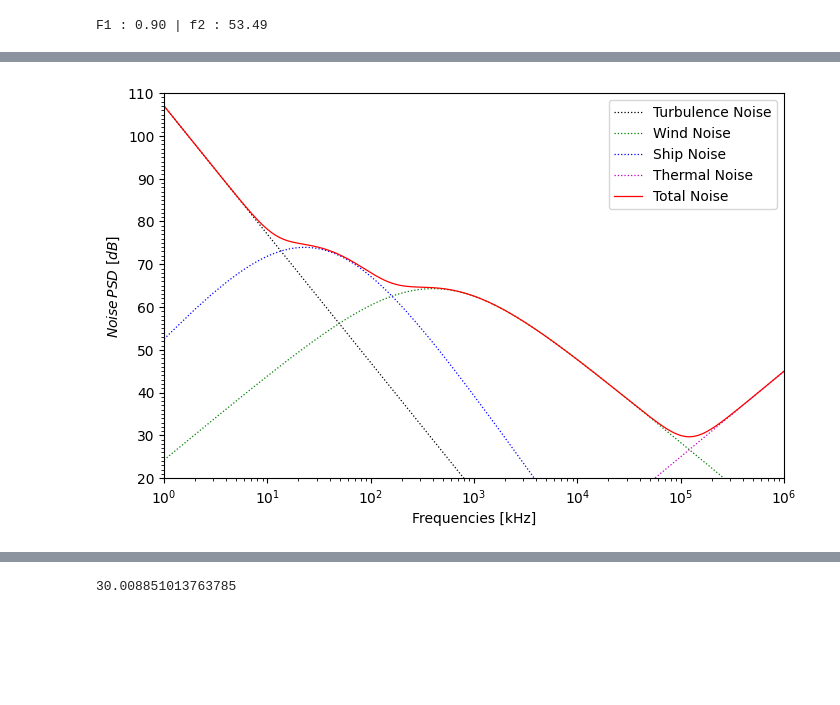
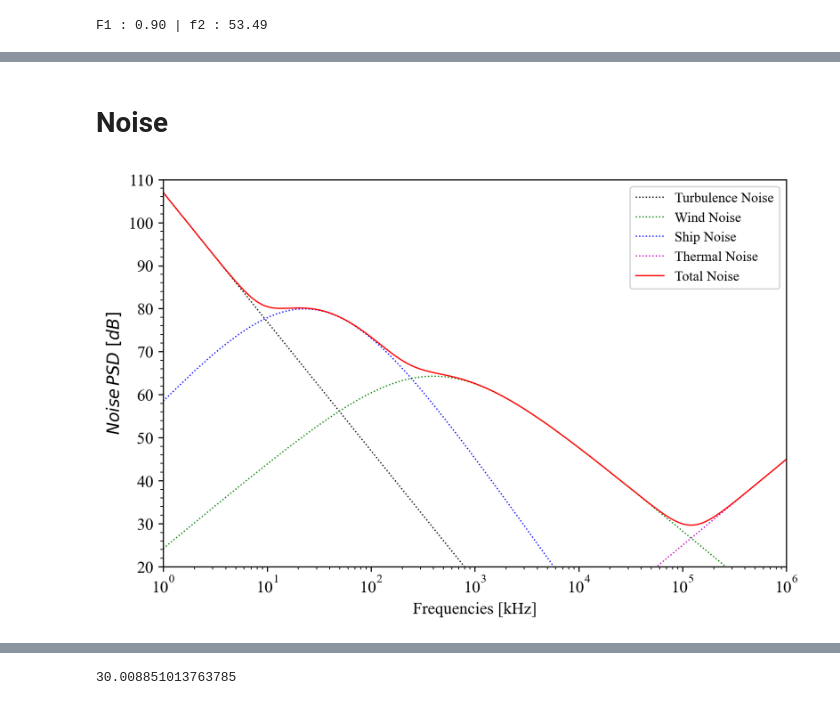
Before and after one commit to BiggusMaximus/Multi-Hop-Q-Learning-LEACH, a Jupyter notebook: paper/characteristic_underwater.ipynb, the cells around one changed output, grey strips where cells are left out. Cells and saved outputs as stored; diff of their text form; code cells hidden in the pictures; blank space fills up the shorter version.

```diff
--- a/paper/characteristic_underwater.ipynb
+++ b/paper/characteristic_underwater.ipynb
@@ -129,9 +132,14 @@ def attenuationConstant(D, f_kHz, show_info = False, formula="anslie"):
 
     return attenuation
 
-def attenuation_dB(distance, freq=f,  show_info = False, formula="anslie"):
+def attenuation_dB(D, distance, f_kHz=f,  show_info = False, formula="anslie"):
     distance = distance/1e3
-    att = k * np.log10(distance) + distance * attenuationConstant(D, freq, show_info = False, formula=formula)
+    att = k * 10 * np.log10(distance) + distance * attenuationConstant(D, f_kHz, show_info = False, formula=formula)
+    # print(f"{k * 10 * np.log10(distance) } | {distance * attenuationConstant(D, f_kHz, show_info = False, formula=formula)}")
+    # att = (distance**k) * (attenuationConstant(D, f_kHz, show_info = False, formula=formula)**distance)
+    # att = 10 * np.log10(att)
+
+    # print(f"att1 : {att1} | att2 : {att2}")
     if show_info:
         print(f"Attenuation at distance ({distance:.2f} m) : {att:.2f} dB")
     return att
@@ -215,5 +223,22 @@ def throughput(a, protocol="non-persistent", kc=kc):
         rho = kc*np.exp(-kc)
     # print(f"a : {a:.3f} | Throughput : {rho:.3f} | protocol : {protocol} | G : {kc}")
     return rho
+
+def SNR(Ps, d, f):
+    snr = []
+    for P in Ps:
+        n_th = thermal_noise(f)
+        n_t = turbulence_noise(f)
+        n_w = wind_noise(f, 6)
+        n_s = ship_noise(f, 0.8)
+        P = 10**(P/10)
+        n_total = 10**(n_th/10) + 10**(n_t/10) + 10**(n_w/10) + 10**(n_s/10)
+
+
+        snr.append( 10 * np.log10(1/(P * n_total * attenuation(1000, d, f))))
+    return snr
+
+plt.rcParams["font.family"] = "serif"
+plt.rcParams["font.serif"] = ["Times New Roman"]
 # %% [output]
 F1 : 0.90 | f2 : 53.49
@@ -272,3 +374,5 @@ att min : 0.02560973780441575 | att max : 396.79642452532613
+# %% [markdown]
+# Noise
 # %%
 frequencies = np.arange(1, 1000001, 1)
 noise_wind_10 = []
@@ -286,8 +390,8 @@ for f in frequencies:
     f = f/1e3
     n_th = thermal_noise(f)
     n_t = turbulence_noise(f)
-    n_w = wind_noise(f, 6)
-    n_s = ship_noise(f, 0.5)
+    n_w = wind_noise(f, w)
+    n_s = ship_noise(f, sh)
     n_total = 10**(n_th/10) + 10**(n_t/10) + 10**(n_w/10) + 10**(n_s/10)
     n_total = 10 * np.log10(n_total)
 
@@ -298,38 +402,43 @@ for f in frequencies:
     total_noise_data.append(n_total)
 
 
-fig, ax = plt.subplots(figsize=(8,5))
+fig, ax = plt.subplots(figsize=(8,5), dpi=250)
 
 hop = 10000
 colors = ['k', 'g', 'b', 'm', 'r', 'k', 'navy', 'maroon']
 markers = ['s', '^', 'v', 'o', '>', '<', 'X', 'D']
 linestyles = ['dotted', 'dotted', 'dotted', 'dotted', 'solid', '<', 'X', 'D']
 data = [noise_wind_10, noise_wind_0_sh_0, noise_wind_0_sh_05, noise_wind_0_sh_1]
 
 data_noise = [turbulence_noise_data, wind_noise_data, ship_noise_data, thermal_noise_data, total_noise_data]
 labels = ['Wind at 10 m/s', 'Wind at 0 m/s and shiping activity at 0', 'Wind at 0 m/s and shiping activity at 0.5' , 'Wind at 0 m/s and shiping activity at 1']
 labels2 = ['Turbulence Noise', 'Wind Noise', 'Ship Noise', 'Thermal Noise', 'Total Noise']
 
 count = 0
 hop = 500
 for i in data_noise:
     ax.plot(frequencies          , data_noise[count]          , linestyle=linestyles[count] , color=colors[count],     linewidth=0.9, label=labels2[count])
     count += 1
 
-ax.set_ylabel(r"$Noise \, PSD \,\, [dB]$")
-ax.set_xlabel(r"Frequencies [kHz]")
+ax.set_ylabel(r"$Noise \, PSD \,\, [dB]$", fontsize=FONTSIZE)
+ax.set_xlabel(r"Frequencies [kHz]", fontsize=FONTSIZE)
 ax.set_ylim([20, 110])
 # ax.axvline(x=38.51, linestyle='dashdot', color='k', linewidth=0.5)
 # ax.text(x=40, y=90, s=r"$f_{opt}=38.51\, kHz$")
 ax.yaxis.set_major_locator(MultipleLocator(10))
 ax.yaxis.set_major_formatter('{x:.0f}')
-ax.yaxis.set_minor_locator(MultipleLocator(1))
+ax.yaxis.set_minor_locator(MultipleLocator(2))
+
+ax.xaxis.set_tick_params(labelsize=FONTSIZE)
+ax.yaxis.set_tick_params(labelsize=FONTSIZE)
+ax.legend(fontsize=FONTSIZE)
+
 
 # ax.set_ylim([1600, 1640])
 ax.set_xscale('log')
 # ax.legend(loc='upper center', bbox_to_anchor=(0.5, -0.12),fancybox=True, shadow=True, ncol=3, markerscale=1.2, fontsize=10)
 ax.legend()
 ax.margins(x=0, y=0.02)
 plt.show()
 # %% [output]
-[figure, old version]
+[figure, new version]
```
Also changed, not shown: parts of 19 cells of this notebook, 41 other files.
